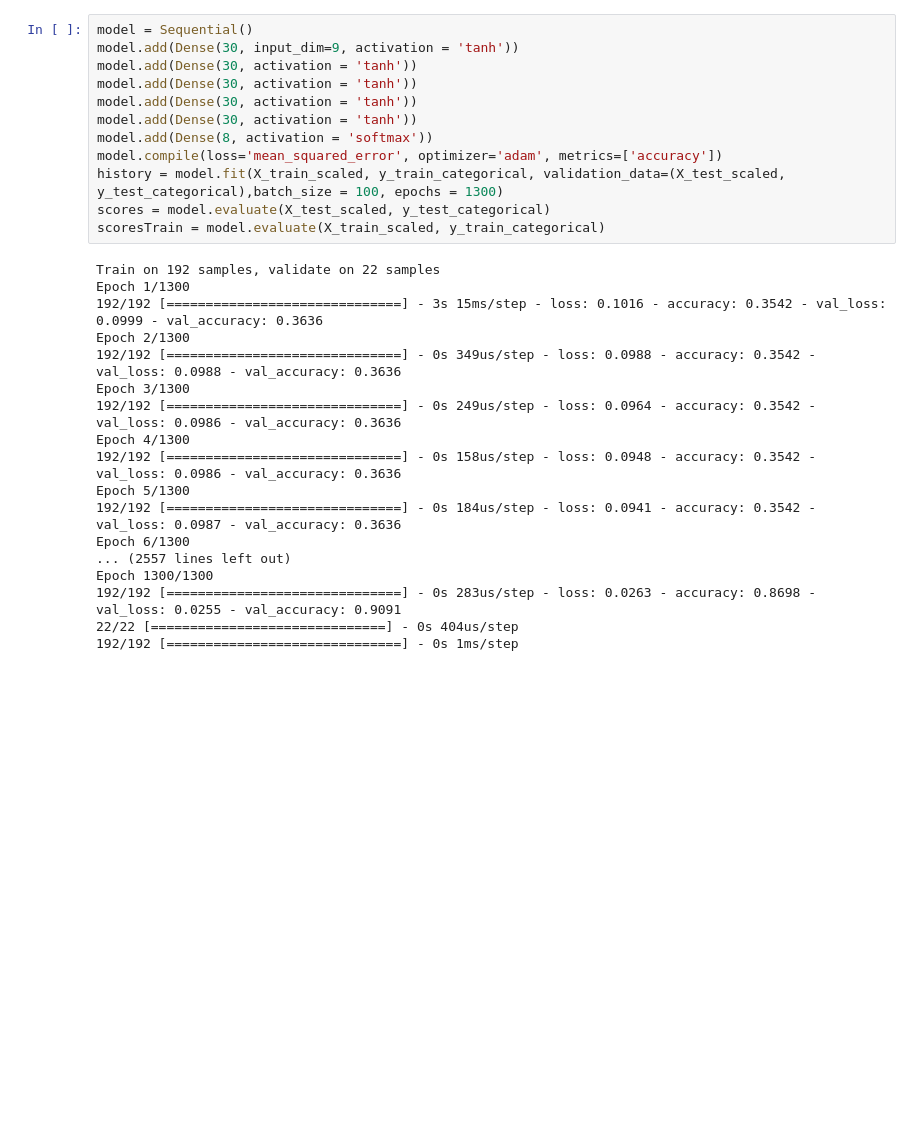
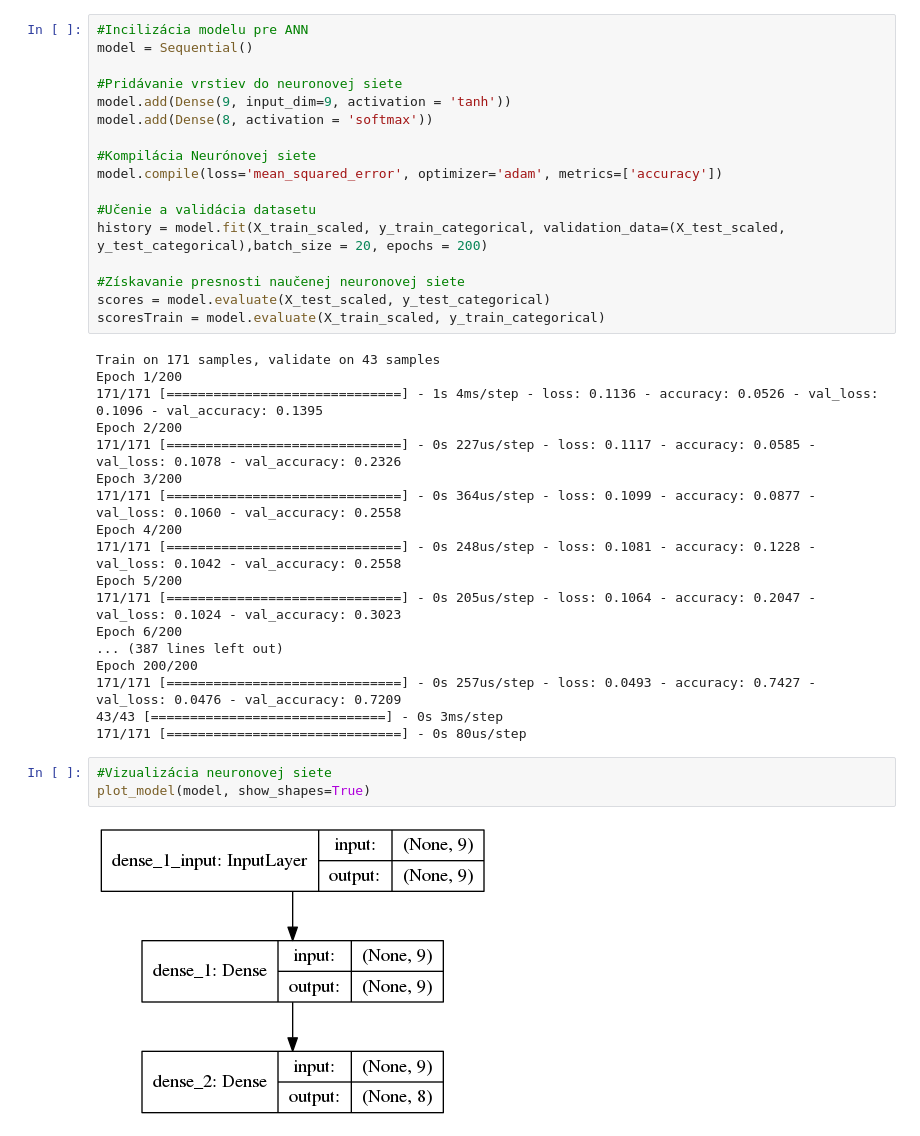
Before and after one commit to georgeob/Valovic_NS2020, a Jupyter notebook: projekt_sklo.ipynb, the cells around one changed output. Drawn from its saved outputs; the diff is of its cells as text; blank space fills up the shorter version.

```diff
--- a/projekt_sklo.ipynb
+++ b/projekt_sklo.ipynb
@@ -129,31 +174,41 @@ y_test_categorical = to_categorical(y_test)
 # %%
+#Incilizácia modelu pre ANN
 model = Sequential()
-model.add(Dense(30, input_dim=9, activation = 'tanh'))
-model.add(Dense(30, activation = 'tanh'))
-model.add(Dense(30, activation = 'tanh'))
-model.add(Dense(30, activation = 'tanh'))
-model.add(Dense(30, activation = 'tanh'))
+
+#Pridávanie vrstiev do neuronovej siete
+model.add(Dense(9, input_dim=9, activation = 'tanh'))
 model.add(Dense(8, activation = 'softmax'))
+
+#Kompilácia Neurónovej siete
 model.compile(loss='mean_squared_error', optimizer='adam', metrics=['accuracy'])
-history = model.fit(X_train_scaled, y_train_categorical, validation_data=(X_test_scaled, y_test_categorical),batch_size = 100, epochs = 1300)
+
+#Učenie a validácia datasetu
+history = model.fit(X_train_scaled, y_train_categorical, validation_data=(X_test_scaled, y_test_categorical),batch_size = 20, epochs = 200)
+
+#Získavanie presnosti naučenej neuronovej siete
 scores = model.evaluate(X_test_scaled, y_test_categorical)
 scoresTrain = model.evaluate(X_train_scaled, y_train_categorical)
 # %% [output]
-Train on 192 samples, validate on 22 samples
-Epoch 1/1300
-192/192 [==============================] - 3s 15ms/step - loss: 0.1016 - accuracy: 0.3542 - val_loss: 0.0999 - val_accuracy: 0.3636
-Epoch 2/1300
-192/192 [==============================] - 0s 349us/step - loss: 0.0988 - accuracy: 0.3542 - val_loss: 0.0988 - val_accuracy: 0.3636
-Epoch 3/1300
-192/192 [==============================] - 0s 249us/step - loss: 0.0964 - accuracy: 0.3542 - val_loss: 0.0986 - val_accuracy: 0.3636
-Epoch 4/1300
-192/192 [==============================] - 0s 158us/step - loss: 0.0948 - accuracy: 0.3542 - val_loss: 0.0986 - val_accuracy: 0.3636
-Epoch 5/1300
-192/192 [==============================] - 0s 184us/step - loss: 0.0941 - accuracy: 0.3542 - val_loss: 0.0987 - val_accuracy: 0.3636
-Epoch 6/1300
-... (2557 lines left out)
-Epoch 1300/1300
-192/192 [==============================] - 0s 283us/step - loss: 0.0263 - accuracy: 0.8698 - val_loss: 0.0255 - val_accuracy: 0.9091
-22/22 [==============================] - 0s 404us/step
-192/192 [==============================] - 0s 1ms/step
+Train on 171 samples, validate on 43 samples
+Epoch 1/200
+171/171 [==============================] - 1s 4ms/step - loss: 0.1136 - accuracy: 0.0526 - val_loss: 0.1096 - val_accuracy: 0.1395
+Epoch 2/200
+171/171 [==============================] - 0s 227us/step - loss: 0.1117 - accuracy: 0.0585 - val_loss: 0.1078 - val_accuracy: 0.2326
+Epoch 3/200
+171/171 [==============================] - 0s 364us/step - loss: 0.1099 - accuracy: 0.0877 - val_loss: 0.1060 - val_accuracy: 0.2558
+Epoch 4/200
+171/171 [==============================] - 0s 248us/step - loss: 0.1081 - accuracy: 0.1228 - val_loss: 0.1042 - val_accuracy: 0.2558
+Epoch 5/200
+171/171 [==============================] - 0s 205us/step - loss: 0.1064 - accuracy: 0.2047 - val_loss: 0.1024 - val_accuracy: 0.3023
+Epoch 6/200
+... (387 lines left out)
+Epoch 200/200
+171/171 [==============================] - 0s 257us/step - loss: 0.0493 - accuracy: 0.7427 - val_loss: 0.0476 - val_accuracy: 0.7209
+43/43 [==============================] - 0s 3ms/step
+171/171 [==============================] - 0s 80us/step
+# %%
+#Vizualizácia neuronovej siete
+plot_model(model, show_shapes=True)
+# %% [output]
+[figure, added]
 # %%
```
Also changed, not shown: parts of 14 cells of this notebook.
